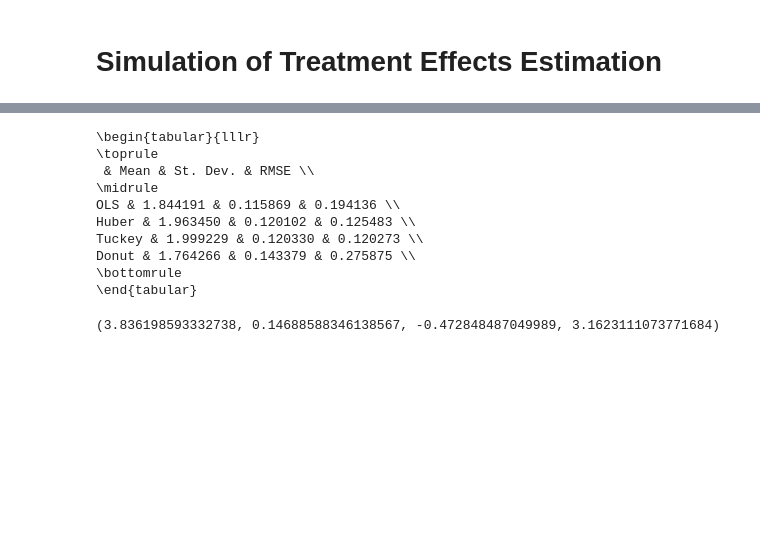
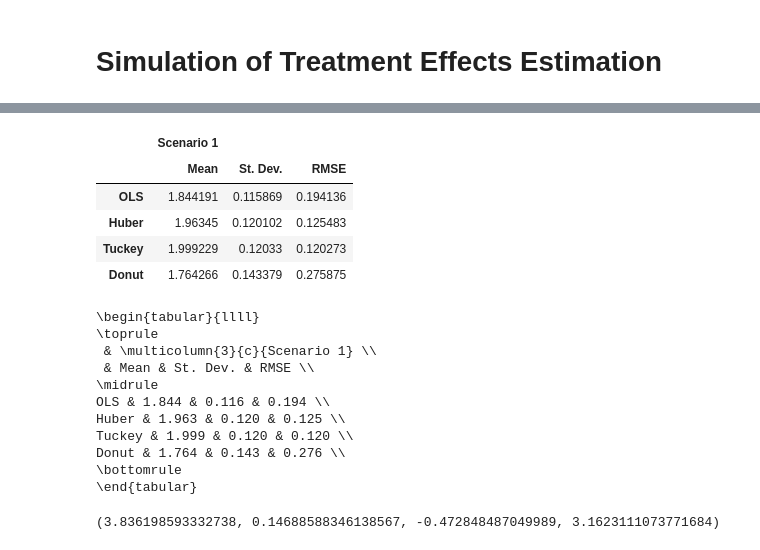
Before and after one commit to FranciscoPortilha/BSc2-Thesis---Robust-RDD, a Jupyter notebook: dev.ipynb, the cells around one changed output, grey strips where cells are left out. Cells and saved outputs as stored; diff of their text form; code cells hidden in the pictures; blank space fills up the shorter version.

Commit message:
results to latex

```diff
--- a/dev.ipynb
+++ b/dev.ipynb
@@ -500,14 +511,27 @@ Result = pd.DataFrame({'Mean':simulationResults.mean(),'St. Dev.': simulationRes
+# %%
+multiCol = pd.MultiIndex.from_arrays([['Scenario 1', 'Scenario 1', 'Scenario 1'], ['Mean','St. Dev.','RMSE']])
+row = ['OLS', 'Huber', 'Tuckey', 'Donut']
+Result = pd.DataFrame(np.transpose(np.array([simulationResults.mean(), simulationResults.std(),RMSE])), columns=multiCol, index=row)
+Result
+# %% [output]
+|  | Scenario 1 |  |  |
+|  | Mean | St. Dev. | RMSE |
+| OLS | 1.844191 | 0.115869 | 0.194136 |
+| Huber | 1.96345 | 0.120102 | 0.125483 |
+| Tuckey | 1.999229 | 0.12033 | 0.120273 |
+| Donut | 1.764266 | 0.143379 | 0.275875 |
 # %%
-print(Result.to_latex())
+print(Result.to_latex(float_format="{:.3f}".format, multicolumn_format='c'))
 # %% [output]
-\begin{tabular}{lllr}
+\begin{tabular}{llll}
 \toprule
+ & \multicolumn{3}{c}{Scenario 1} \\
  & Mean & St. Dev. & RMSE \\
 \midrule
-OLS & 1.844191 & 0.115869 & 0.194136 \\
-Huber & 1.963450 & 0.120102 & 0.125483 \\
-Tuckey & 1.999229 & 0.120330 & 0.120273 \\
-Donut & 1.764266 & 0.143379 & 0.275875 \\
+OLS & 1.844 & 0.116 & 0.194 \\
+Huber & 1.963 & 0.120 & 0.125 \\
+Tuckey & 1.999 & 0.120 & 0.120 \\
+Donut & 1.764 & 0.143 & 0.276 \\
 \bottomrule
 \end{tabular}
 # %%
```
Also changed, not shown: parts of 4 cells of this notebook.
